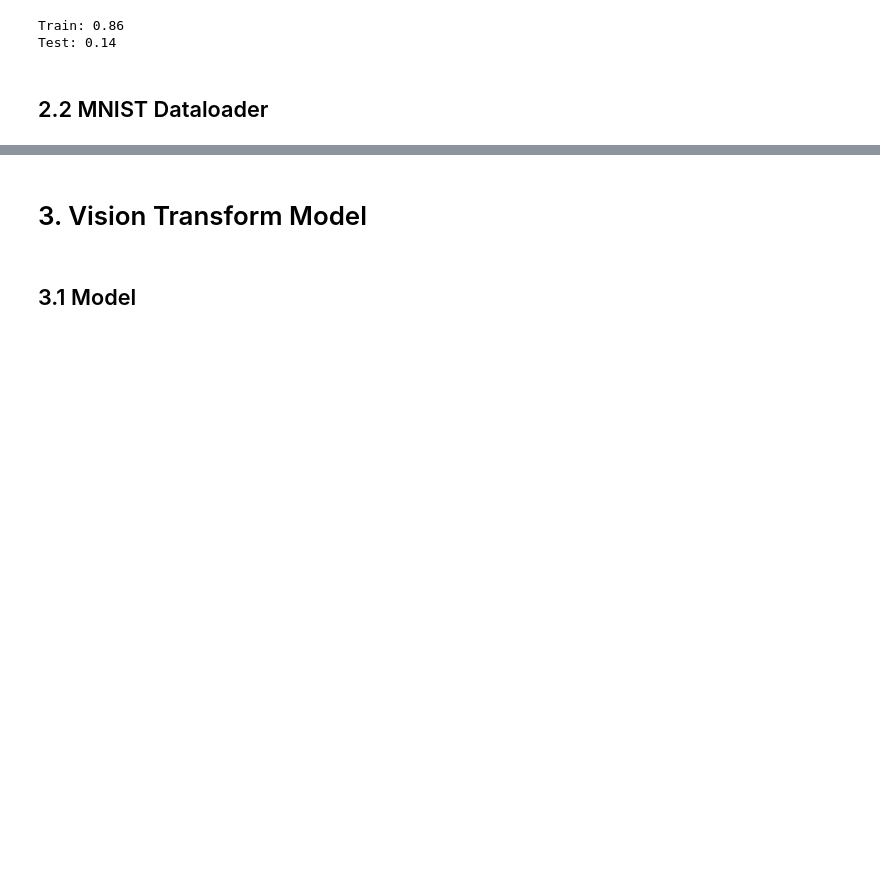
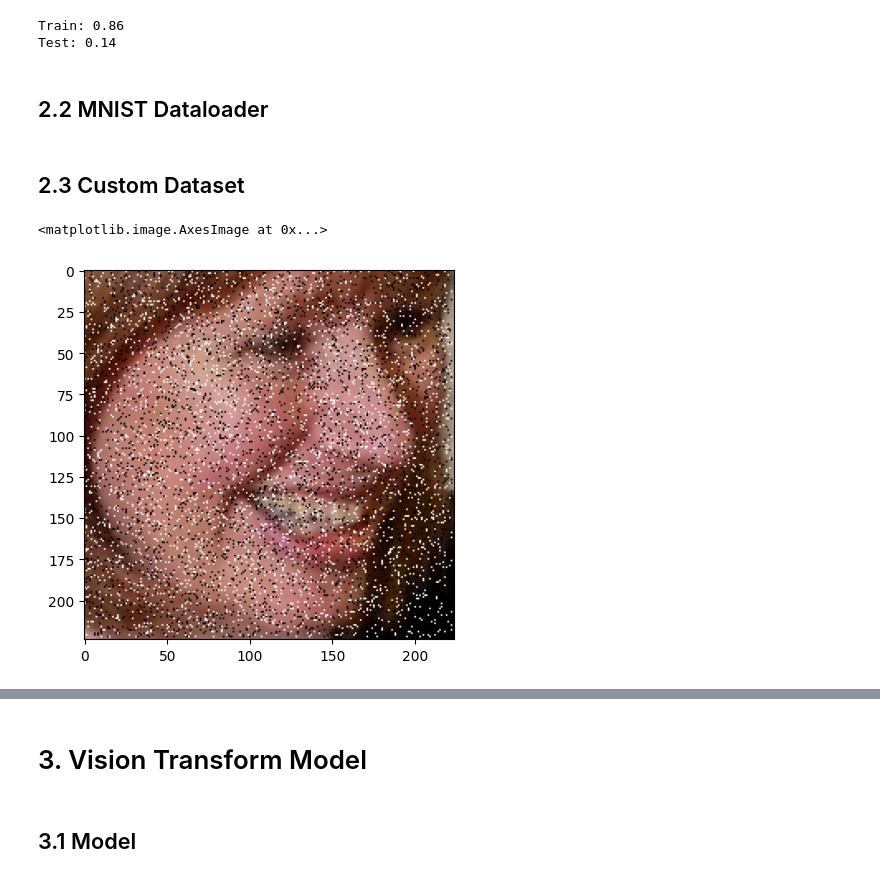
Before and after one commit to Migliorin/Image-Denoising, a Jupyter notebook: notebooks/ModelScripts/Train-Model.ipynb, the cells around one changed output, grey strips where cells are left out. Drawn from its saved outputs; the diff is of its cells as text; code cells hidden in the pictures; blank space fills up the shorter version.

```diff
--- a/notebooks/ModelScripts/Train-Model.ipynb
+++ b/notebooks/ModelScripts/Train-Model.ipynb
@@ -42,3 +51,13 @@ transform = transforms.Compose([
+# %%
+noise = AddNoise()
+transform = v2.Compose([
+    #v2.Resize((28, 28)),       # Resize the image to 256x256 pixels
+    #v2.ToTensor(),            # Convert the image to a PyTorch tensor
+    v2.PILToTensor(),
+    v2.ToDtype(torch.float32, scale=True)
+    #v2.Normalize(mean=[0.485, 0.456, 0.406], std=[0.229, 0.224, 0.225])  # Normalize the image
+    #v2.Normalize(mean=[0.485], std=[0.229])  # Normalize the image
+])
 # %% [markdown]
 # 2. Load Train and Test Dataset
 # %% [markdown]
@@ -97,3 +116,21 @@ mnist_dataloader_test = DataLoader(
     batch_size=batch_size,
     num_workers=num_workers,
     shuffle=False)
+# %% [markdown]
+## 2.3 Custom Dataset
+# %%
+path = "/home/lucas/datasets/dataframe_v1.csv"
+df = pd.read_csv(path)
+# %%
+train = df[df["split"] == 'train']
+test = df[df["split"] == 'test']
+val = df[df["split"] == 'val']
+# %%
+train_dataset = CustomImageDataset(train,transform,noise)
+test_dataset = CustomImageDataset(test,transform,noise)
+val_dataset = CustomImageDataset(val,transform,noise)
+# %%
+plt.imshow(val_dataset.__getitem__(10)[1].permute(1, 2, 0))
+# %% [output]
+<matplotlib.image.AxesImage at 0x...>
+[figure, added]
```
Also changed, not shown: parts of 11 cells of this notebook, 1 other file.
